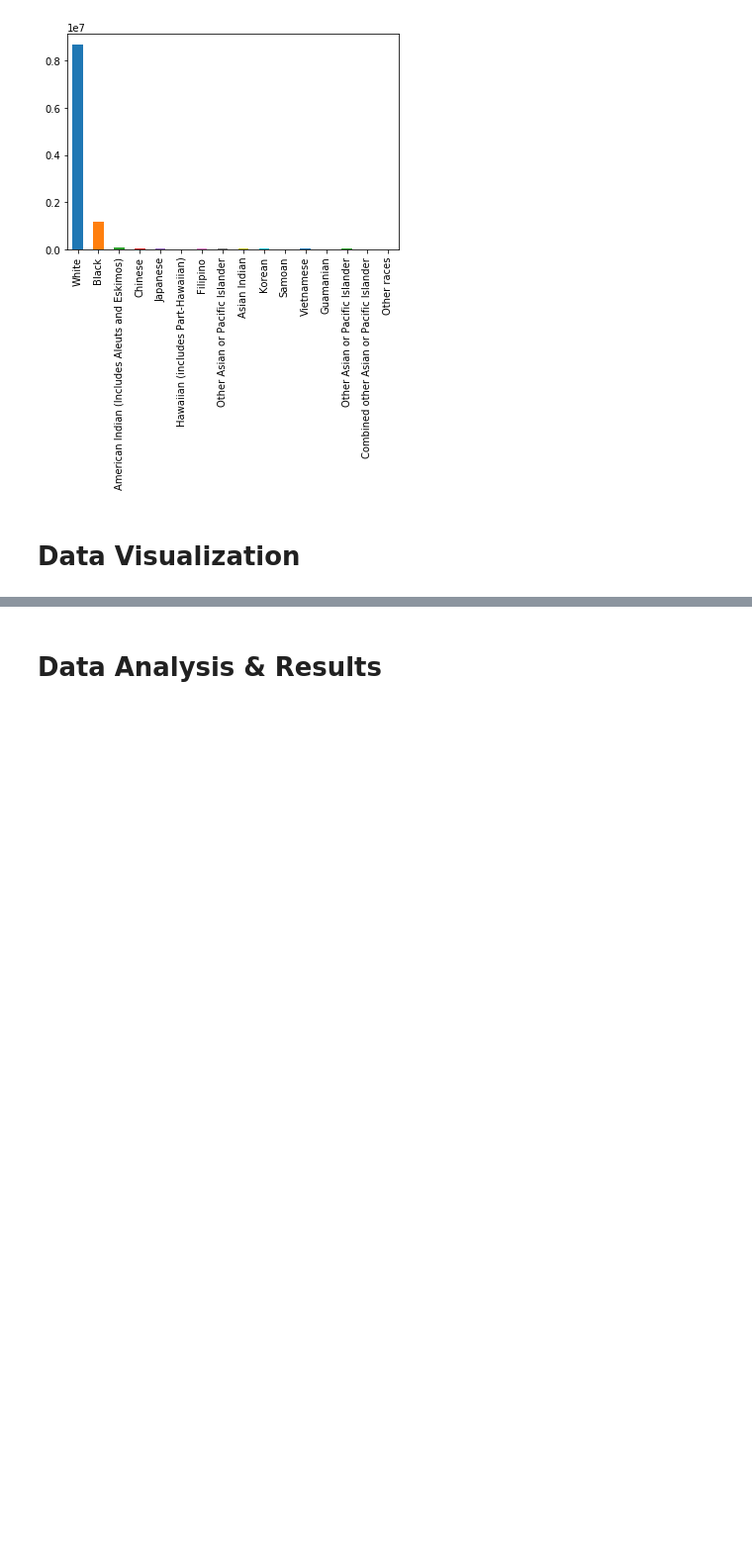
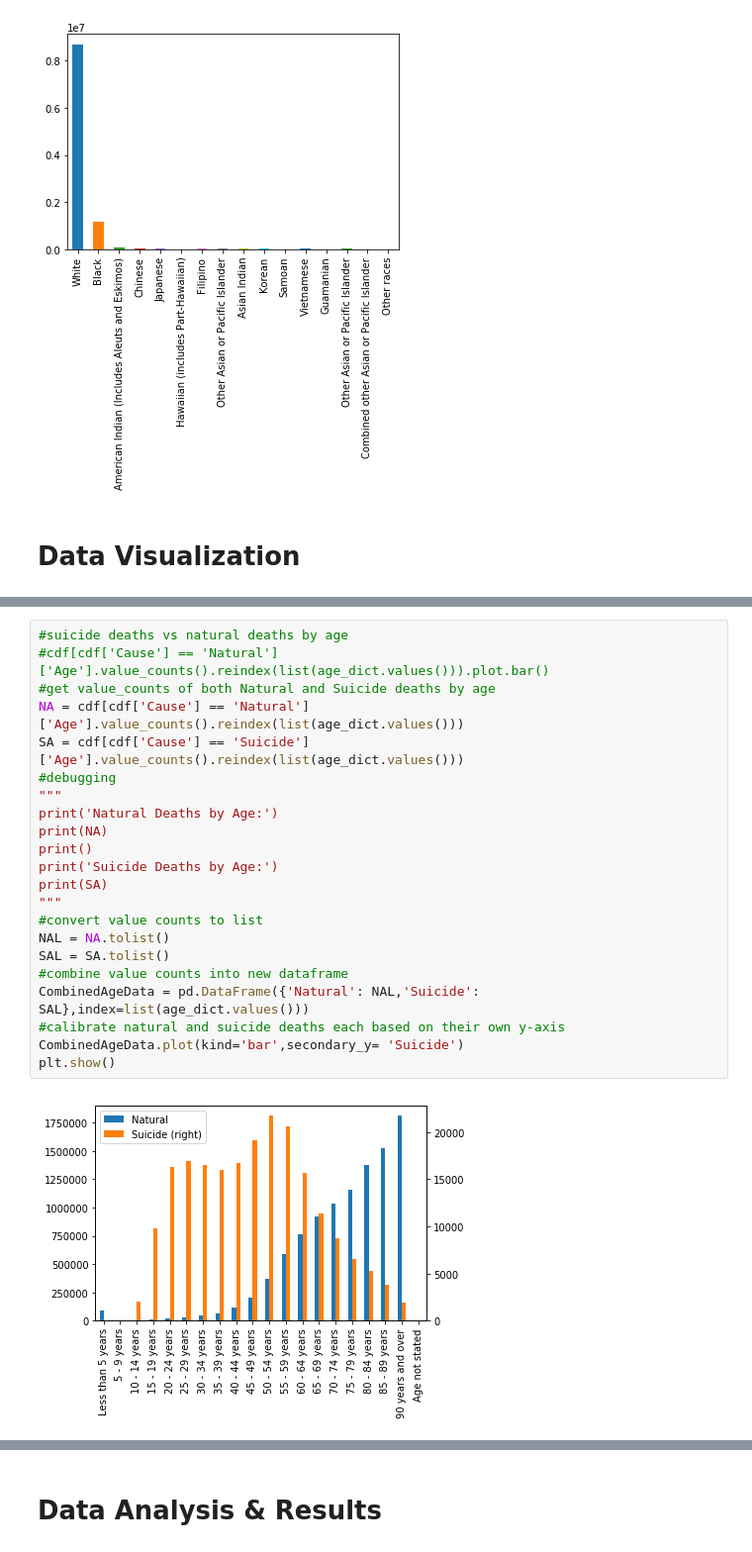
Before and after one commit to WeilunY/COGS108_Project, a Jupyter notebook: FinalProject.ipynb, the cells around one changed output, grey strips where cells are left out. Shown: that part at 99% size. Saved outputs shown, nothing was run; the diff lists cells and outputs as text; blank space fills up the shorter version.

```diff
--- a/FinalProject.ipynb
+++ b/FinalProject.ipynb
@@ -478,0 +468,24 @@ plt.show()
+# %%
+#suicide deaths vs natural deaths by age
+#cdf[cdf['Cause'] == 'Natural']['Age'].value_counts().reindex(list(age_dict.values())).plot.bar()
+#get value_counts of both Natural and Suicide deaths by age
+NA = cdf[cdf['Cause'] == 'Natural']['Age'].value_counts().reindex(list(age_dict.values()))
+SA = cdf[cdf['Cause'] == 'Suicide']['Age'].value_counts().reindex(list(age_dict.values()))
+#debugging
+"""
+print('Natural Deaths by Age:')
+print(NA)
+print()
+print('Suicide Deaths by Age:')
+print(SA)
+"""
+#convert value counts to list
+NAL = NA.tolist()
+SAL = SA.tolist()
+#combine value counts into new dataframe
+CombinedAgeData = pd.DataFrame({'Natural': NAL,'Suicide': SAL},index=list(age_dict.values()))
+#calibrate natural and suicide deaths each based on their own y-axis
+CombinedAgeData.plot(kind='bar',secondary_y= 'Suicide')
+plt.show()
+# %% [output]
+[figure, added]
```
Also changed, not shown: parts of 8 cells of this notebook.
